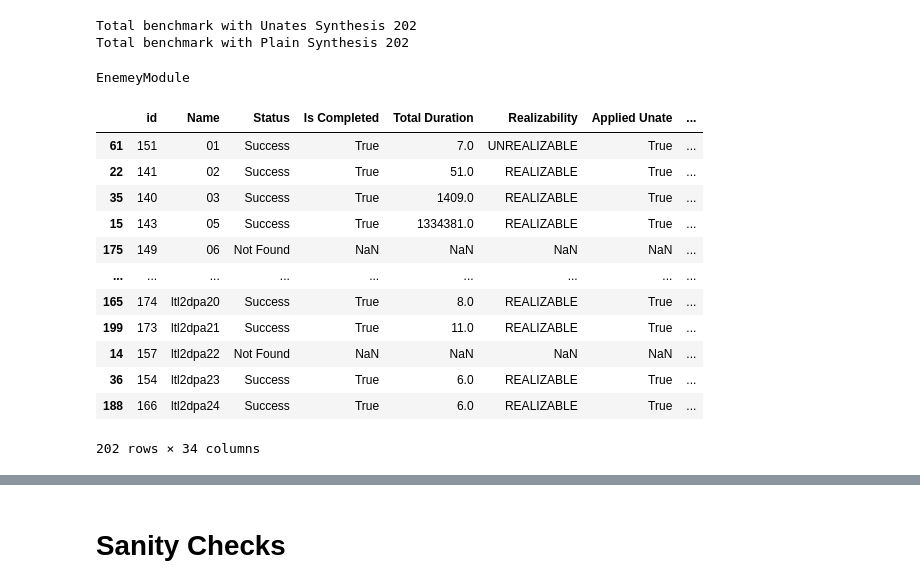
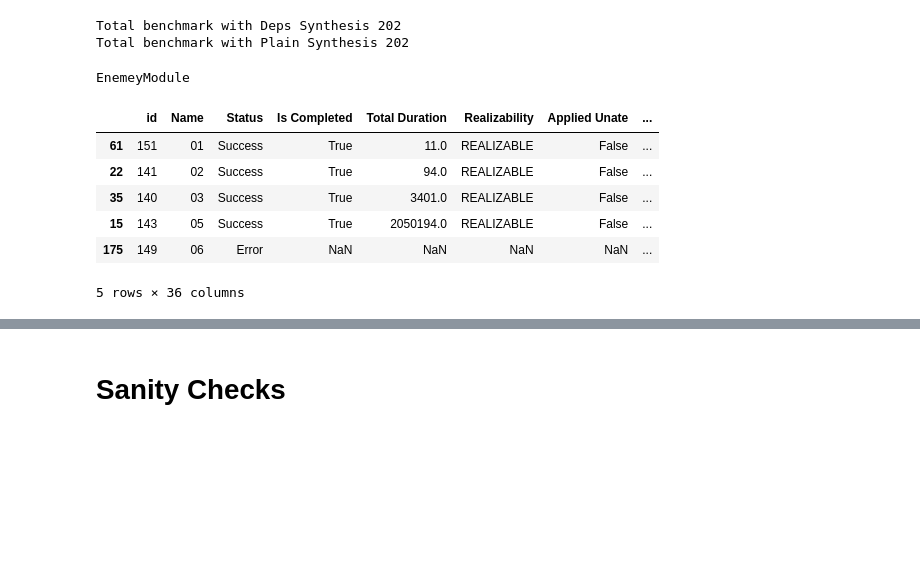
Before and after one commit to eliyaoo32/DepSynt, a Jupyter notebook: notebooks/synthesis.ipynb, the cells around one changed output, grey strips where cells are left out. Cells and saved outputs as stored; diff of their text form; code cells hidden in the pictures; blank space fills up the shorter version.

```diff
--- a/notebooks/synthesis.ipynb
+++ b/notebooks/synthesis.ipynb
@@ -8,9 +9,7 @@ import json
 import pandas as pd
 import seaborn as sns
 # %%
-UNATE_SYNTHESIS_PATH = '../experiments/synthesis/unate/'
-# DEPS_SYNTHESIS_PATH = '../experiments/synthesis/dependency/'
-# UNATE_AND_DEPS_SYNTHESIS_PATH = '../experiments/synthesis/unates_and_dependency/'
+DEPS_SYNTHESIS_PATH = '../experiments/synthesis/dependency/'
 PLAIN_SYNTHESIS_PATH = '../experiments/synthesis/plain/'
 # %%
 class Status(Enum):
@@ -33,12 +32,10 @@ def get_all_benchmarks(path):
     ]
     return names
 
-print("Total benchmark with Unates Synthesis" , len(get_all_benchmarks(UNATE_SYNTHESIS_PATH)))
-# print("Total benchmark with Deps Synthesis" , len(get_all_benchmarks(DEPS_SYNTHESIS_PATH)))
-# print("Total benchmark with Unates & Deps Synthesis" , len(get_all_benchmarks(UNATE_AND_DEPS_SYNTHESIS_PATH)))
+print("Total benchmark with Deps Synthesis" , len(get_all_benchmarks(DEPS_SYNTHESIS_PATH)))
 print("Total benchmark with Plain Synthesis" , len(get_all_benchmarks(PLAIN_SYNTHESIS_PATH)))
 # %% [output]
-Total benchmark with Unates Synthesis 202
+Total benchmark with Deps Synthesis 202
 Total benchmark with Plain Synthesis 202
 # %%
 def extract_vars_from_str(x):
@@ -61,13 +58,30 @@ def benchmark_loader(path: str, idx: str):
         'Name': get_benchmark_name(idx),
     }
 
+    hoa_path = os.path.join(path, idx + ".hoa")
     json_path = os.path.join(path, idx + ".json")
 
-    if not os.path.exists(json_path):
+    if not os.path.exists(hoa_path):
         return {
             **base,
             'Status': Status.NOT_FOUND
         }
+
+    if not os.path.exists(json_path):
+        with open(hoa_path, 'r') as f:
+            content = f.readlines()
+            if 'DUE TO TIME LIMIT' in "\n".join(content):
+                return {
+                    **base,
+                    'Status': Status.TIMEOUT,
+                }
+
+            return {
+                **base,
+                'Status': Status.ERROR,
+                'Error': content[0]
+
+            }
 
     with open(json_path, 'r') as f:
         content = f.readlines()
@@ -168,6 +182,10 @@ def benchmark_loader(path: str, idx: str):
         else:
             total_independent_vars += 1
 
+    synthesis_duration = indeps_synthesis_duration
+    if total_dependent_vars > 0:
+        synthesis_duration += deps_synthesis_duration
+
     return {
         # Group 1: General
         **base,
@@ -180,6 +198,7 @@ def benchmark_loader(path: str, idx: str):
         'Independent Strategy Gates': benchmark_json['synthesis']['independent_strategy']['total_gates'],
         'Independent Synthesis Duration': indeps_synthesis_duration,
         'Dependent Synthesis Duration': deps_synthesis_duration,
+        'Synthesis Duration': synthesis_duration,
 
         # Group 2: Automaton
         'Is Automaton Built': is_automaton_build,
@@ -215,25 +234,19 @@ def benchmark_loader(path: str, idx: str):
         'Find Dependency Completed': find_dependency_duration != -1,
     }
 # %%
-unates_synthesis_df = pd.DataFrame([
-    benchmark_loader(UNATE_SYNTHESIS_PATH, name)
-    for name in get_all_benchmarks(UNATE_SYNTHESIS_PATH)
+dependents_synthesis_df = pd.DataFrame([
+    benchmark_loader(DEPS_SYNTHESIS_PATH, name)
+    for name in get_all_benchmarks(DEPS_SYNTHESIS_PATH)
 ])
-unates_synthesis_df.sort_values(by=['Name'], ascending=True, inplace=True)
-unates_synthesis_df
-# unates_synthesis_df.to_csv('./unates.csv', index=False)
+dependents_synthesis_df.sort_values(by=['Name'], ascending=True, inplace=True)
+dependents_synthesis_df.head(5)
+# dependents_synthesis_df.to_csv('./dependents.csv', index=False)
 # %% [output]
 |  | id | Name | Status | Is Completed | Total Duration | Realizability | Applied Unate | ... |
-| 61 | 151 | 01 | Success | True | 7.0 | UNREALIZABLE | True | ... |
-| 22 | 141 | 02 | Success | True | 51.0 | REALIZABLE | True | ... |
-| 35 | 140 | 03 | Success | True | 1409.0 | REALIZABLE | True | ... |
-| 15 | 143 | 05 | Success | True | 1334381.0 | REALIZABLE | True | ... |
-| 175 | 149 | 06 | Not Found | NaN | NaN | NaN | NaN | ... |
-| ... | ... | ... | ... | ... | ... | ... | ... | ... |
-| 165 | 174 | ltl2dpa20 | Success | True | 8.0 | REALIZABLE | True | ... |
-| 199 | 173 | ltl2dpa21 | Success | True | 11.0 | REALIZABLE | True | ... |
-| 14 | 157 | ltl2dpa22 | Not Found | NaN | NaN | NaN | NaN | ... |
-| 36 | 154 | ltl2dpa23 | Success | True | 6.0 | REALIZABLE | True | ... |
-| 188 | 166 | ltl2dpa24 | Success | True | 6.0 | REALIZABLE | True | ... |
+| 61 | 151 | 01 | Success | True | 11.0 | REALIZABLE | False | ... |
+| 22 | 141 | 02 | Success | True | 94.0 | REALIZABLE | False | ... |
+| 35 | 140 | 03 | Success | True | 3401.0 | REALIZABLE | False | ... |
+| 15 | 143 | 05 | Success | True | 2050194.0 | REALIZABLE | False | ... |
+| 175 | 149 | 06 | Error | NaN | NaN | NaN | NaN | ... |
-202 rows × 34 columns
+5 rows × 36 columns
 # %%
```
Also changed, not shown: parts of 31 cells of this notebook, 3 other files.
